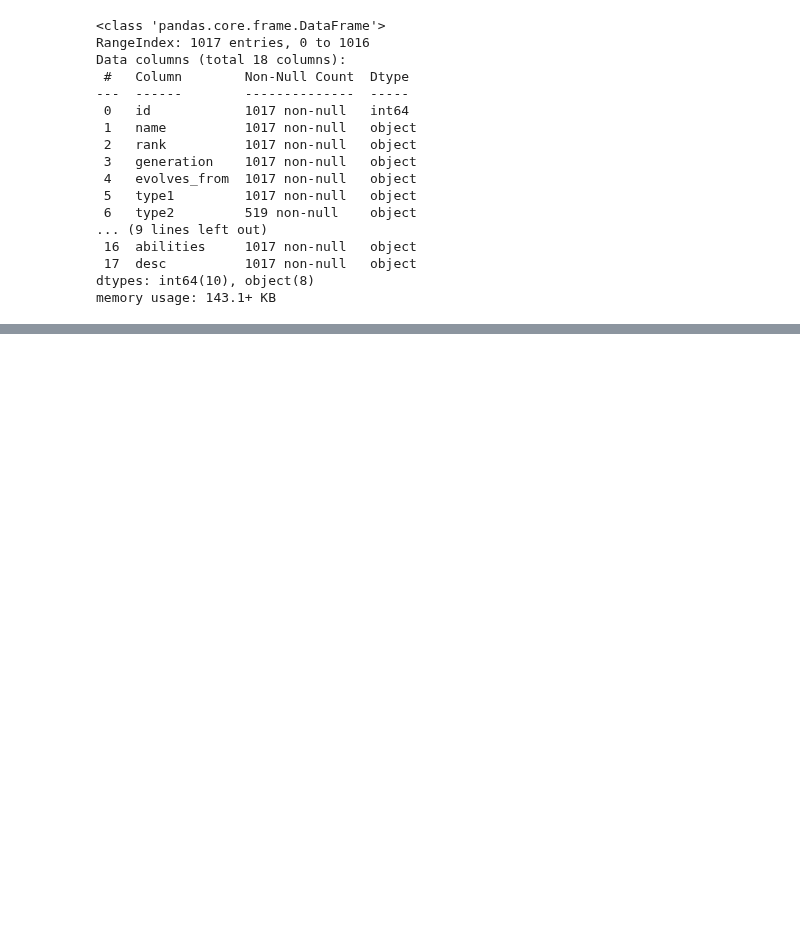
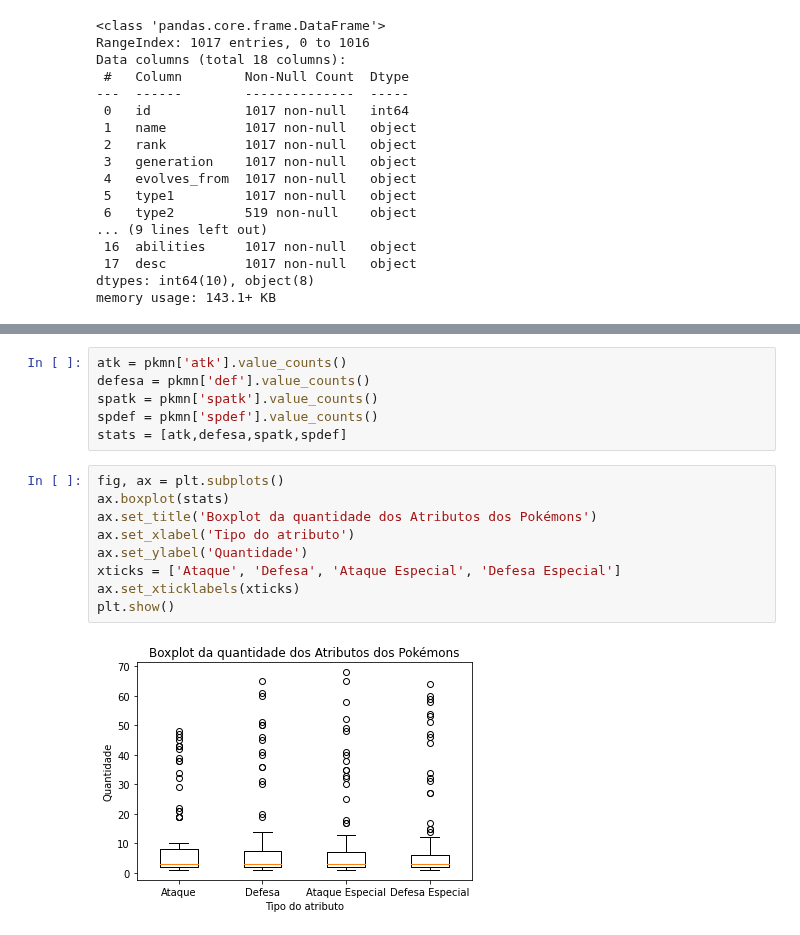
Before and after one commit to CaioCBCouto/Estatistica, a Jupyter notebook: ccbc.ipynb, the cells around one changed output, grey strips where cells are left out. Drawn from its saved outputs; the diff is of its cells as text; blank space fills up the shorter version.

```diff
--- a/ccbc.ipynb
+++ b/ccbc.ipynb
@@ -60,3 +66,20 @@ pkmn.describe()
+# %%
+atk = pkmn['atk'].value_counts()
+defesa = pkmn['def'].value_counts()
+spatk = pkmn['spatk'].value_counts()
+spdef = pkmn['spdef'].value_counts()
+stats = [atk,defesa,spatk,spdef]
+# %%
+fig, ax = plt.subplots()
+ax.boxplot(stats)
+ax.set_title('Boxplot da quantidade dos Atributos dos Pokémons')
+ax.set_xlabel('Tipo do atributo')
+ax.set_ylabel('Quantidade')
+xticks = ['Ataque', 'Defesa', 'Ataque Especial', 'Defesa Especial']
+ax.set_xticklabels(xticks)
+plt.show()
+# %% [output]
+[figure, added]
 # %%
 sns.heatmap(pkmn.isnull(), yticklabels = False)
 # %% [output]
```
Also changed, not shown: parts of 4 cells of this notebook.
